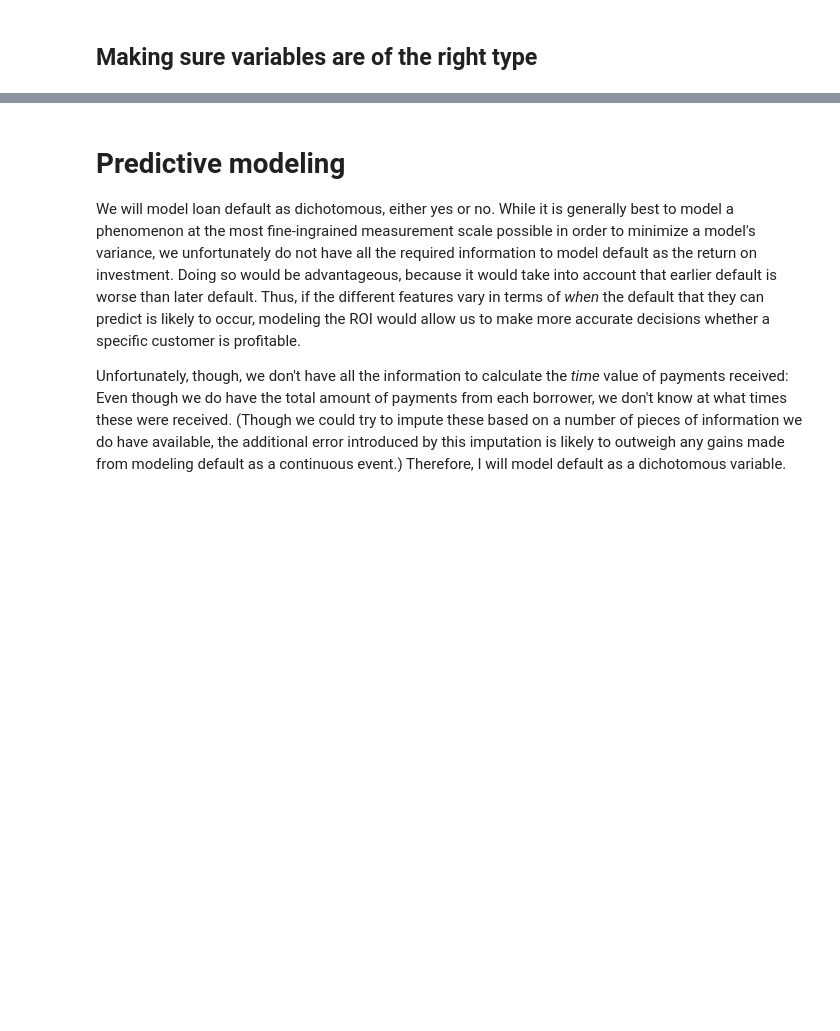
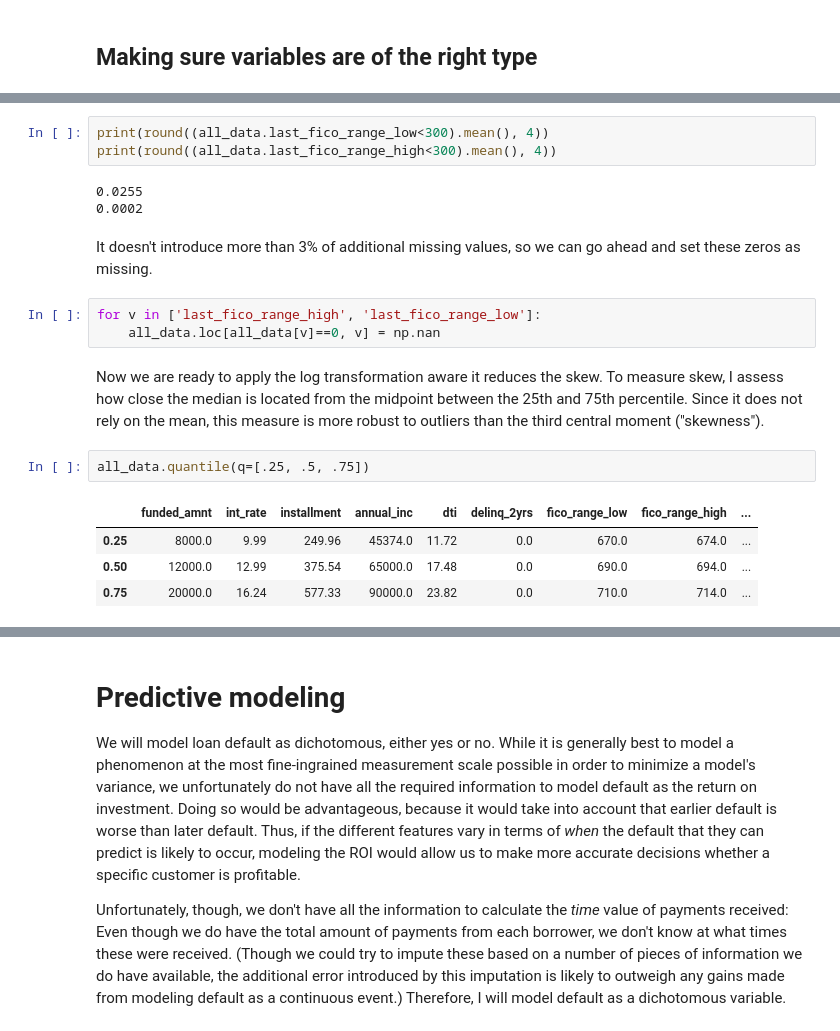
Before and after one commit to tloeber/Springboard, a Jupyter notebook: lending_club/lending_club_1.ipynb, the cells around one changed output, grey strips where cells are left out. Cells and saved outputs as stored; diff of their text form; blank space fills up the shorter version.

```diff
--- a/lending_club/lending_club_1.ipynb
+++ b/lending_club/lending_club_1.ipynb
@@ -480,0 +517,20 @@ Boxplot
+# %%
+print(round((all_data.last_fico_range_low<300).mean(), 4))
+print(round((all_data.last_fico_range_high<300).mean(), 4))
+# %% [output]
+0.0255
+0.0002
+# %% [markdown]
+It doesn't introduce more than 3% of additional missing values, so we can go ahead and set these zeros as missing.
+# %%
+for v in ['last_fico_range_high', 'last_fico_range_low']:
+    all_data.loc[all_data[v]==0, v] = np.nan
+# %% [markdown]
+Now we are ready to apply the log transformation aware it reduces the skew. To measure skew, I assess how close the median is located from the midpoint between the 25th and  75th percentile.  Since it does not rely on the mean, this measure is more robust to outliers than the third central moment ("skewness").
+# %%
+all_data.quantile(q=[.25, .5, .75])
+# %% [output]
+|  | funded_amnt | int_rate | installment | annual_inc | dti | delinq_2yrs | fico_range_low | fico_range_high | ... |
+| 0.25 | 8000.0 | 9.99 | 249.96 | 45374.0 | 11.72 | 0.0 | 670.0 | 674.0 | ... |
+| 0.50 | 12000.0 | 12.99 | 375.54 | 65000.0 | 17.48 | 0.0 | 690.0 | 694.0 | ... |
+| 0.75 | 20000.0 | 16.24 | 577.33 | 90000.0 | 23.82 | 0.0 | 710.0 | 714.0 | ... |
```
Also changed, not shown: parts of 46 cells of this notebook.
